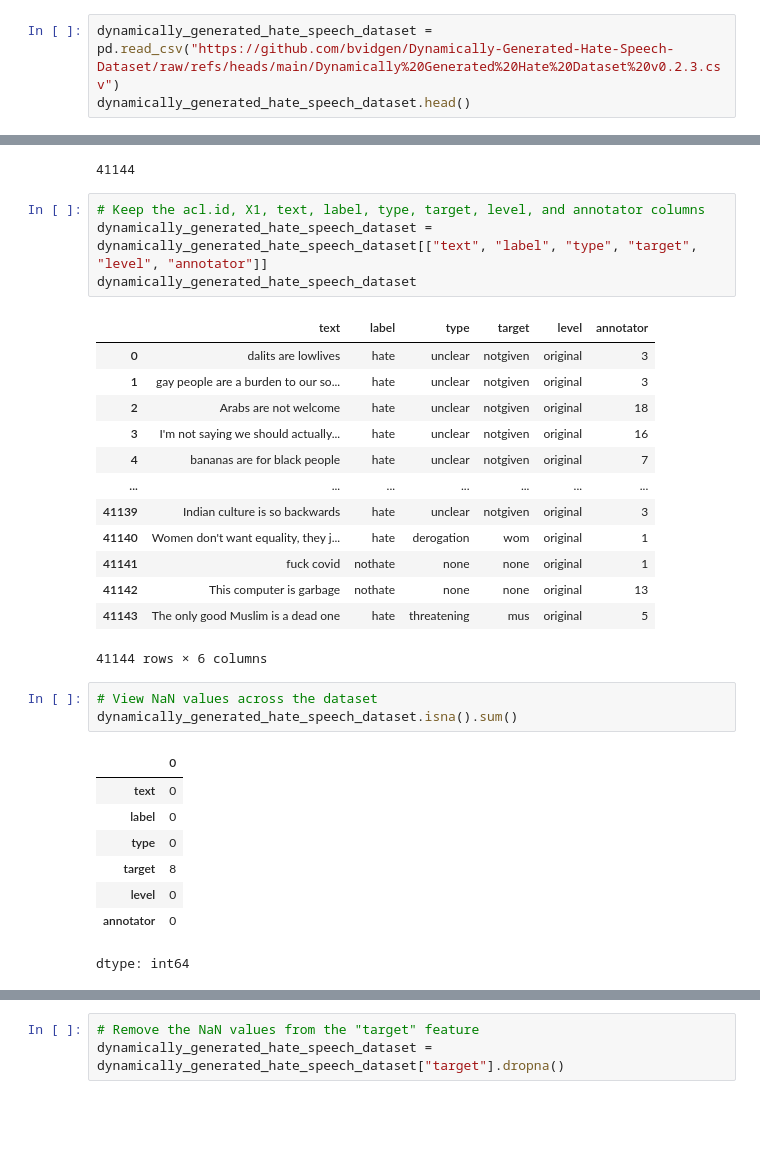
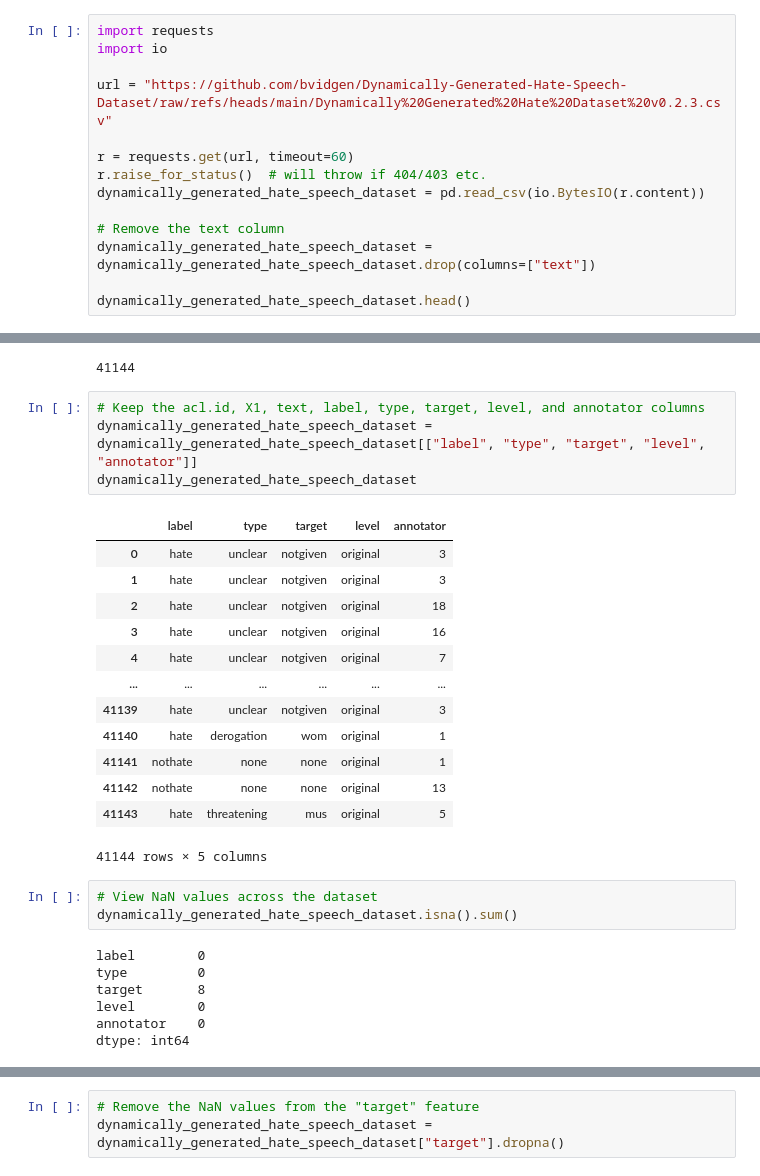
Before and after one commit to cfornesa/political_polarization, a Jupyter notebook: Data_Generation_And_Preparation.ipynb, the cells around one changed output, grey strips where cells are left out. Saved outputs shown, nothing was run; the diff lists cells and outputs as text; blank space fills up the shorter version.

```diff
--- a/Data_Generation_And_Preparation.ipynb
+++ b/Data_Generation_And_Preparation.ipynb
@@ -138,6 +140,17 @@ us_elections_2020_hate_speech.to_csv("/content/drive/MyDrive/Online MSDS/MOD C2/
 
 The following is the <a href="https://github.com/bvidgen/Dynamically-Generated-Hate-Speech-Dataset">Dynamically Generated Hate Speech Dataset</a> from Vidgen et al. (2021) available on <a href="https://arxiv.org/abs/2012.15761">arXIV</a>.
 # %%
-dynamically_generated_hate_speech_dataset = pd.read_csv("https://github.com/bvidgen/Dynamically-Generated-Hate-Speech-Dataset/raw/refs/heads/main/Dynamically%20Generated%20Hate%20Dataset%20v0.2.3.csv")
+import requests
+import io
+
+url = "https://github.com/bvidgen/Dynamically-Generated-Hate-Speech-Dataset/raw/refs/heads/main/Dynamically%20Generated%20Hate%20Dataset%20v0.2.3.csv"
+
+r = requests.get(url, timeout=60)
+r.raise_for_status()  # will throw if 404/403 etc.
+dynamically_generated_hate_speech_dataset = pd.read_csv(io.BytesIO(r.content))
+
+# Remove the text column
+dynamically_generated_hate_speech_dataset = dynamically_generated_hate_speech_dataset.drop(columns=["text"])
+
 dynamically_generated_hate_speech_dataset.head()
 # %% [output]
@@ -214,33 +227,31 @@ len(dynamically_generated_hate_speech_dataset)
 41144
 # %%
 # Keep the acl.id, X1, text, label, type, target, level, and annotator columns
-dynamically_generated_hate_speech_dataset = dynamically_generated_hate_speech_dataset[["text", "label", "type", "target", "level", "annotator"]]
+dynamically_generated_hate_speech_dataset = dynamically_generated_hate_speech_dataset[["label", "type", "target", "level", "annotator"]]
 dynamically_generated_hate_speech_dataset
 # %% [output]
-|  | text | label | type | target | level | annotator |
-| 0 | dalits are lowlives | hate | unclear | notgiven | original | 3 |
-| 1 | gay people are a burden to our so... | hate | unclear | notgiven | original | 3 |
-| 2 | Arabs are not welcome | hate | unclear | notgiven | original | 18 |
-| 3 | I'm not saying we should actually... | hate | unclear | notgiven | original | 16 |
-| 4 | bananas are for black people | hate | unclear | notgiven | original | 7 |
-| ... | ... | ... | ... | ... | ... | ... |
-| 41139 | Indian culture is so backwards | hate | unclear | notgiven | original | 3 |
-| 41140 | Women don't want equality, they j... | hate | derogation | wom | original | 1 |
-| 41141 | fuck covid | nothate | none | none | original | 1 |
-| 41142 | This computer is garbage | nothate | none | none | original | 13 |
-| 41143 | The only good Muslim is a dead one | hate | threatening | mus | original | 5 |
+|  | label | type | target | level | annotator |
+| 0 | hate | unclear | notgiven | original | 3 |
+| 1 | hate | unclear | notgiven | original | 3 |
+| 2 | hate | unclear | notgiven | original | 18 |
+| 3 | hate | unclear | notgiven | original | 16 |
+| 4 | hate | unclear | notgiven | original | 7 |
+| ... | ... | ... | ... | ... | ... |
+| 41139 | hate | unclear | notgiven | original | 3 |
+| 41140 | hate | derogation | wom | original | 1 |
+| 41141 | nothate | none | none | original | 1 |
+| 41142 | nothate | none | none | original | 13 |
+| 41143 | hate | threatening | mus | original | 5 |
-41144 rows × 6 columns
+41144 rows × 5 columns
 # %%
 # View NaN values across the dataset
 dynamically_generated_hate_speech_dataset.isna().sum()
 # %% [output]
-|  | 0 |
-| text | 0 |
-| label | 0 |
-| type | 0 |
-| target | 8 |
-| level | 0 |
-| annotator | 0 |
+label        0
+type         0
+target       8
+level        0
+annotator    0
 dtype: int64
 # %%
 # View the NaN values in the "target" feature
```
Also changed, not shown: parts of 39 cells of this notebook, 3 other files.
